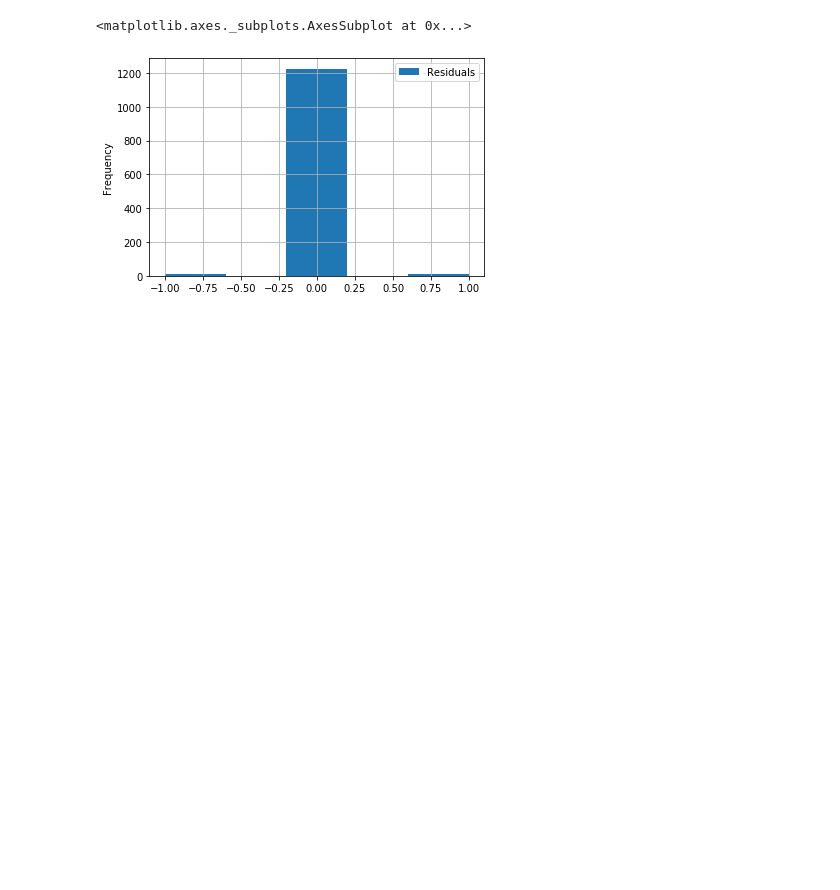
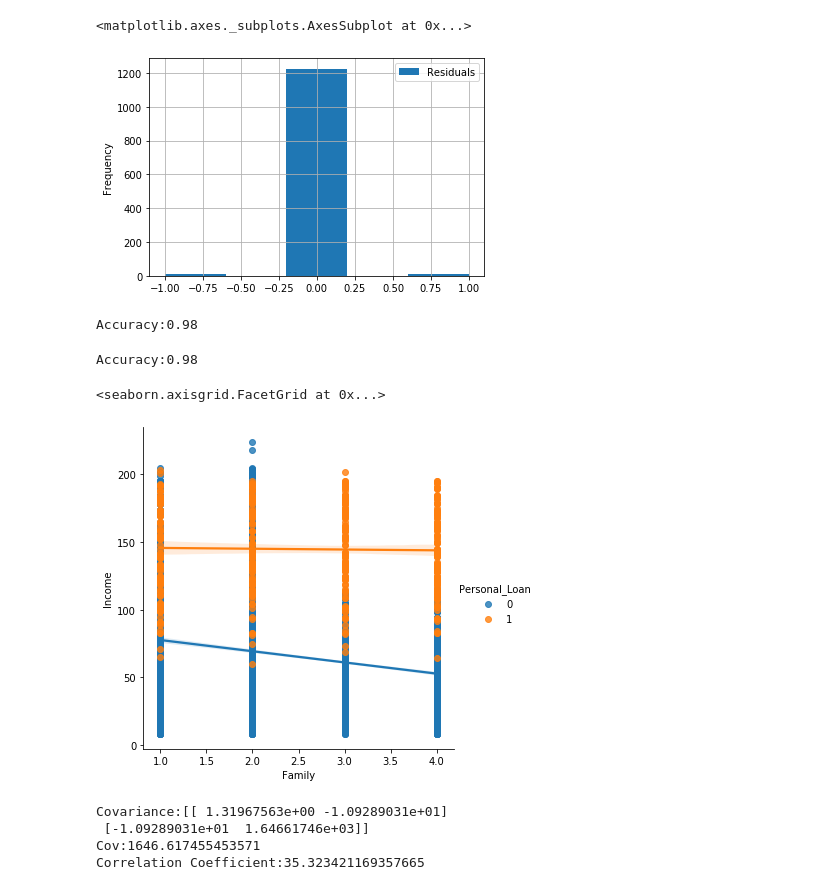
Before and after one commit to KyLarson-Research/DecisionTree, a Jupyter notebook: Loan_Model.ipynb, the cells around one changed output. Cells and saved outputs as stored; diff of their text form; code cells hidden in the pictures; blank space fills up the shorter version.

Commit message:
finished accuracy added

```diff
--- a/Loan_Model.ipynb
+++ b/Loan_Model.ipynb
@@ -527,3 +527,43 @@ resid_data.plot.hist(grid=True, bins=5)
 # %% [output]
 <matplotlib.axes._subplots.AxesSubplot at 0x...>
 [figure]
+# %%
+from sklearn.tree import DecisionTreeClassifier
+from sklearn.metrics import accuracy_score
+#Using similar Decision Tree from the Tree sublibray of Sk Learn
+dTree = DecisionTreeClassifier(criterion = 'gini', random_state=1)
+#same as before
+dTree.fit(train_X, train_y)
+dTreePreds = dTree.predict(val_X)
+accuracy = accuracy_score(val_y, dTreePreds)
+# Accuracy seems to be 1 - Mean Absolute Error which was 0.02
+print("Accuracy:"+str(accuracy))
+# %% [output]
+Accuracy:0.98
+# %%
+#The accuracy of the previous model from the root of sklearn (run first above)
+print("Accuracy:"+str(accuracy_score(val_y, val_predictions)))
+# %% [output]
+Accuracy:0.98
+# %%
+#Additional Visualizations
+#plot
+#1 encoding represents the predicted prices from the linear model
+sns.lmplot(x="Family", y="Income", hue="Personal_Loan", data=loan_data)
+# %% [output]
+<seaborn.axisgrid.FacetGrid at 0x...>
+[figure, added]
+# %%
+#calculating the correlation coefficient
+from numpy import cov
+covariance = cov(df_PLoan_n['Family'], df_PLoan_n['Income'])
+print("Covariance:"+str(covariance))
+cov = covariance[1][1]
+print("Cov:"+str(cov))
+pearsons_correl = cov / ( stdev(df_PLoan_n['Family'])*stdev(df_PLoan_n['Income']) )
+print("Correlation:"+str(pearsons_correl))
+# %% [output]
+Covariance:[[ 1.31967563e+00 -1.09289031e+01]
+ [-1.09289031e+01  1.64661746e+03]]
+Cov:1646.617455453571
+Correlation Coefficient:35.323421169357665
```
Also changed, not shown: parts of 1 cell of this notebook.
